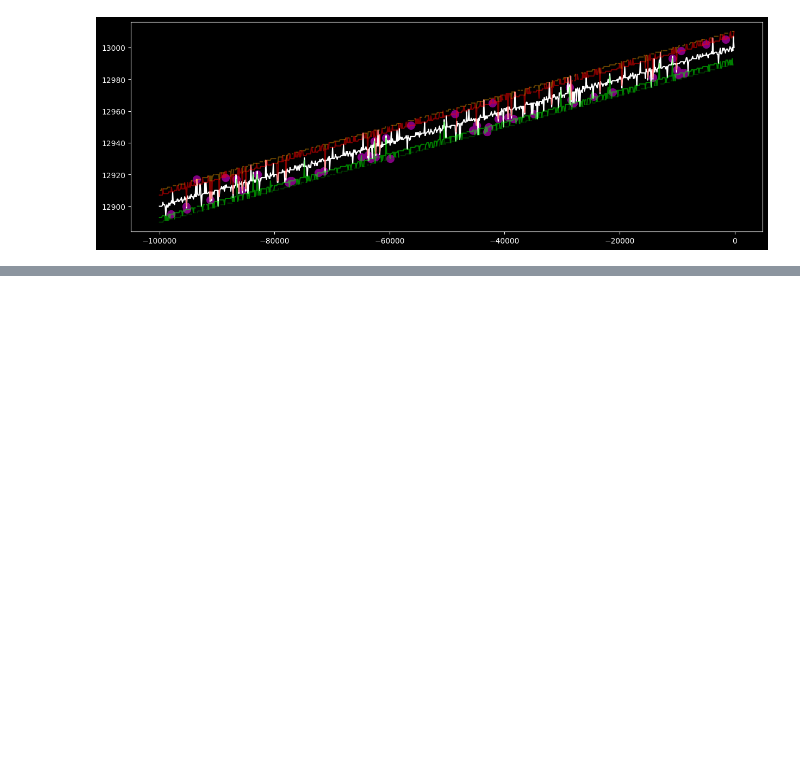
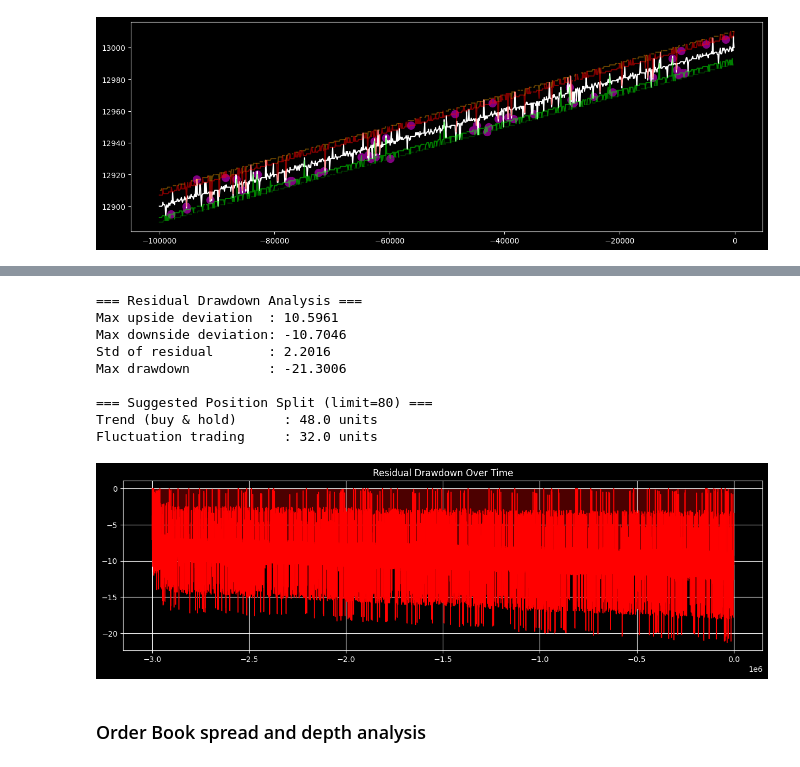
Before and after one commit to marcobattiston21/imc-prosperity-4, a Jupyter notebook: prosperity4/round1/notebooks/analysis_root.ipynb, the cells around one changed output, grey strips where cells are left out. Cells and saved outputs as stored; diff of their text form; code cells hidden in the pictures; blank space fills up the shorter version.

Commit message:
Round1 root analysis & strategy

```diff
--- a/prosperity4/round1/notebooks/analysis_root.ipynb
+++ b/prosperity4/round1/notebooks/analysis_root.ipynb
@@ -133,0 +294,50 @@ plt.show()
+# %%
+# Rolling max drawdown of residual — tells you max position at risk for fluctuation trading
+residual = valid["residual"].values
+rolling_max = np.maximum.accumulate(residual)
+drawdown = residual - rolling_max
+
+print("=== Residual Drawdown Analysis ===")
+print(f"Max upside deviation  : {residual.max():.4f}")
+print(f"Max downside deviation: {residual.min():.4f}")
+print(f"Std of residual       : {residual.std():.4f}")
+print(f"Max drawdown          : {drawdown.min():.4f}")
+
+# Suggested position split logic
+POSITION_LIMIT = 80
+
+# Reserve enough to absorb worst-case residual move without margin call
+# Use 1.5x the max observed drawdown as a buffer
+max_adverse = abs(residual.min())
+residual_std = residual.std()
+
+# Size fluctuation book so 1 full position covers std_to_cover*σ move
+# Hard cap: the fluctuation book will never be given more than 40% of the total portfolio (32 units)
+std_to_cover = 2
+fluctuation_allocation = min(POSITION_LIMIT * 0.4, POSITION_LIMIT * (std_to_cover * residual_std / max_adverse))
+trend_allocation = POSITION_LIMIT - fluctuation_allocation
+
+print(f"\n=== Suggested Position Split (limit={POSITION_LIMIT}) ===")
+print(f"Trend (buy & hold)      : {trend_allocation:.1f} units")
+print(f"Fluctuation trading     : {fluctuation_allocation:.1f} units")
+
+# Plot drawdown
+plt.figure(figsize=(15, 4))
+plt.plot(valid["t"], drawdown, color="red", lw=1)
+plt.fill_between(valid["t"], drawdown, 0, alpha=0.3, color="red")
+plt.title("Residual Drawdown Over Time")
+plt.grid(True)
+plt.show()
+# %% [output]
+=== Residual Drawdown Analysis ===
+Max upside deviation  : 10.5961
+Max downside deviation: -10.7046
+Std of residual       : 2.2016
+Max drawdown          : -21.3006
+
+=== Suggested Position Split (limit=80) ===
+Trend (buy & hold)      : 48.0 units
+Fluctuation trading     : 32.0 units
+[figure, added]
+# %% [markdown]
+### Order Book spread and depth analysis
```
Also changed, not shown: parts of 9 cells of this notebook, 1 other file.
